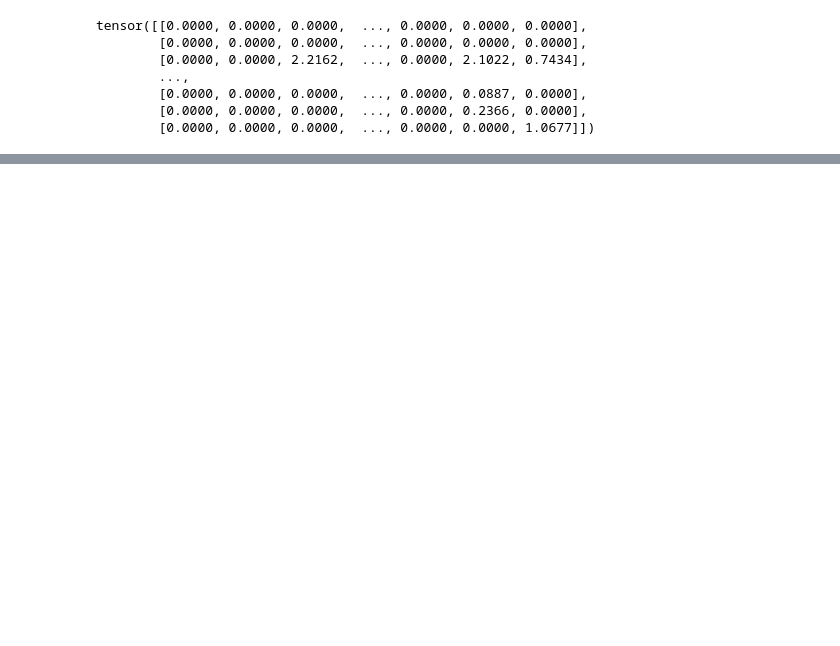
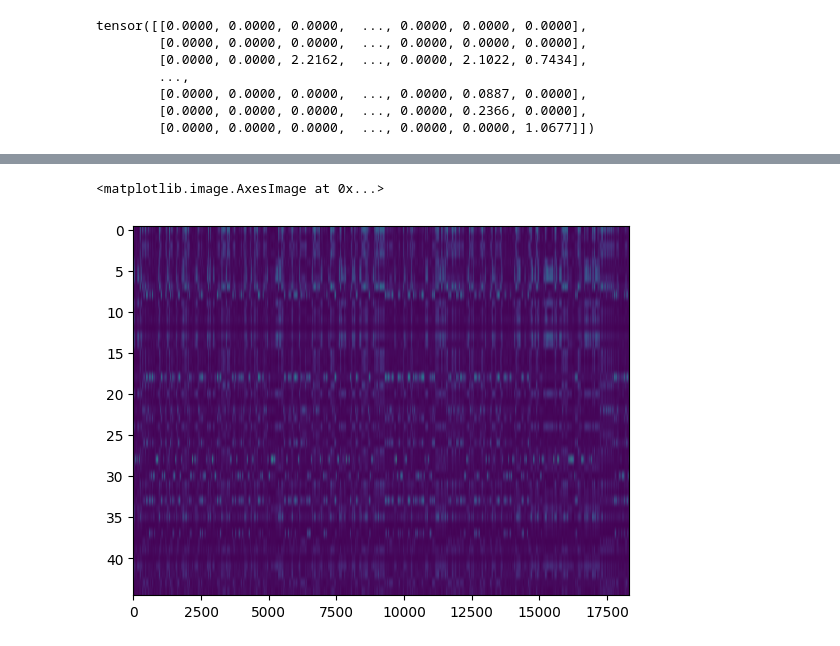
Before and after one commit to mariakesa/Neurogarage2, a Jupyter notebook: playground/data_exploration.ipynb, the cells around one changed output, grey strips where cells are left out. Drawn from its saved outputs; the diff is of its cells as text; code cells hidden in the pictures; blank space fills up the shorter version.

```diff
--- a/playground/data_exploration.ipynb
+++ b/playground/data_exploration.ipynb
@@ -118,0 +176,5 @@ Epoch [1000/1000], Loss: -12434724864.0000
+# %%
+plt.imshow(p.numpy().T*theta.numpy().T, aspect='auto')
+# %% [output]
+<matplotlib.image.AxesImage at 0x...>
+[figure, added]
```
Also changed, not shown: parts of 10 cells of this notebook, 2 other files.
